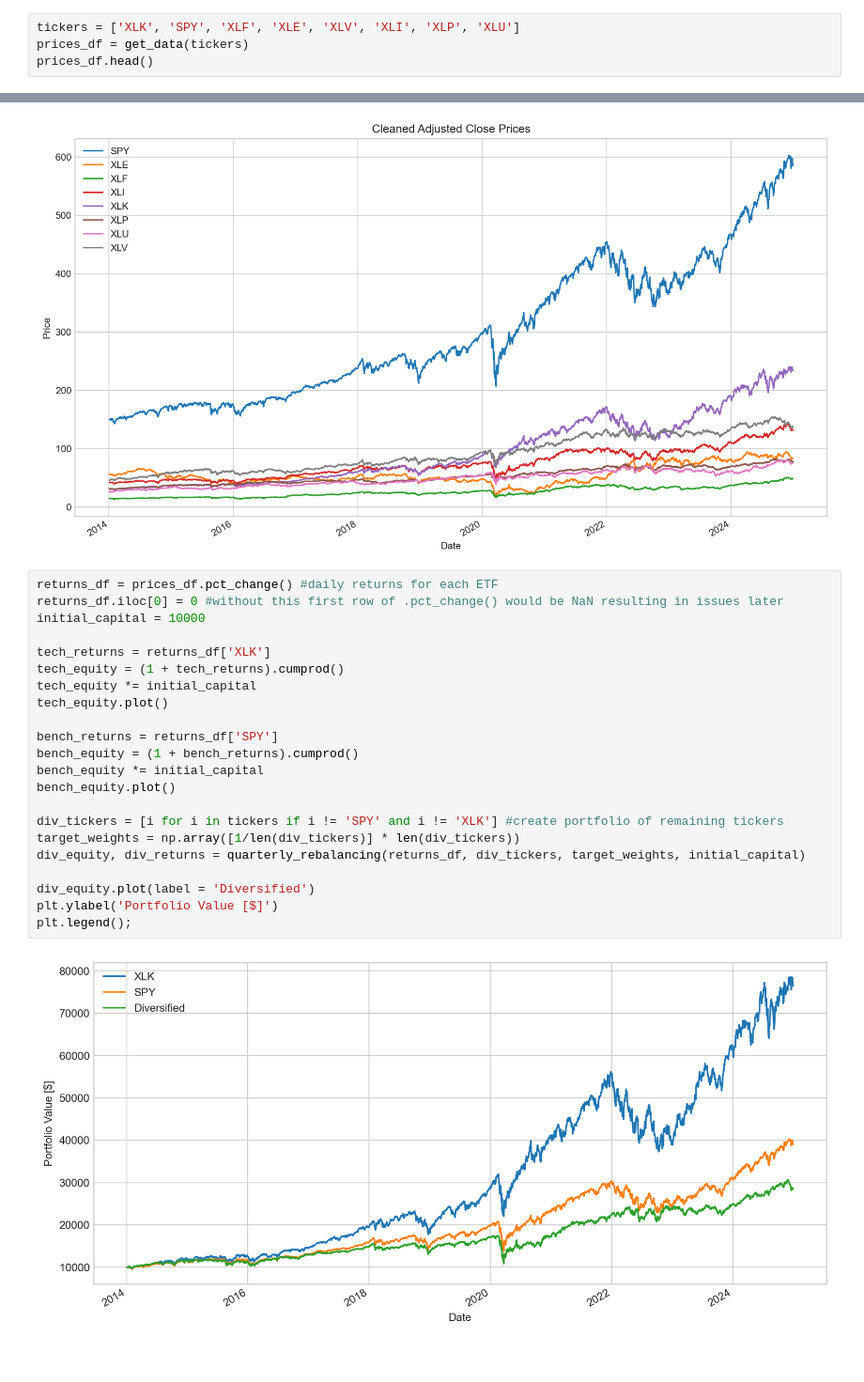
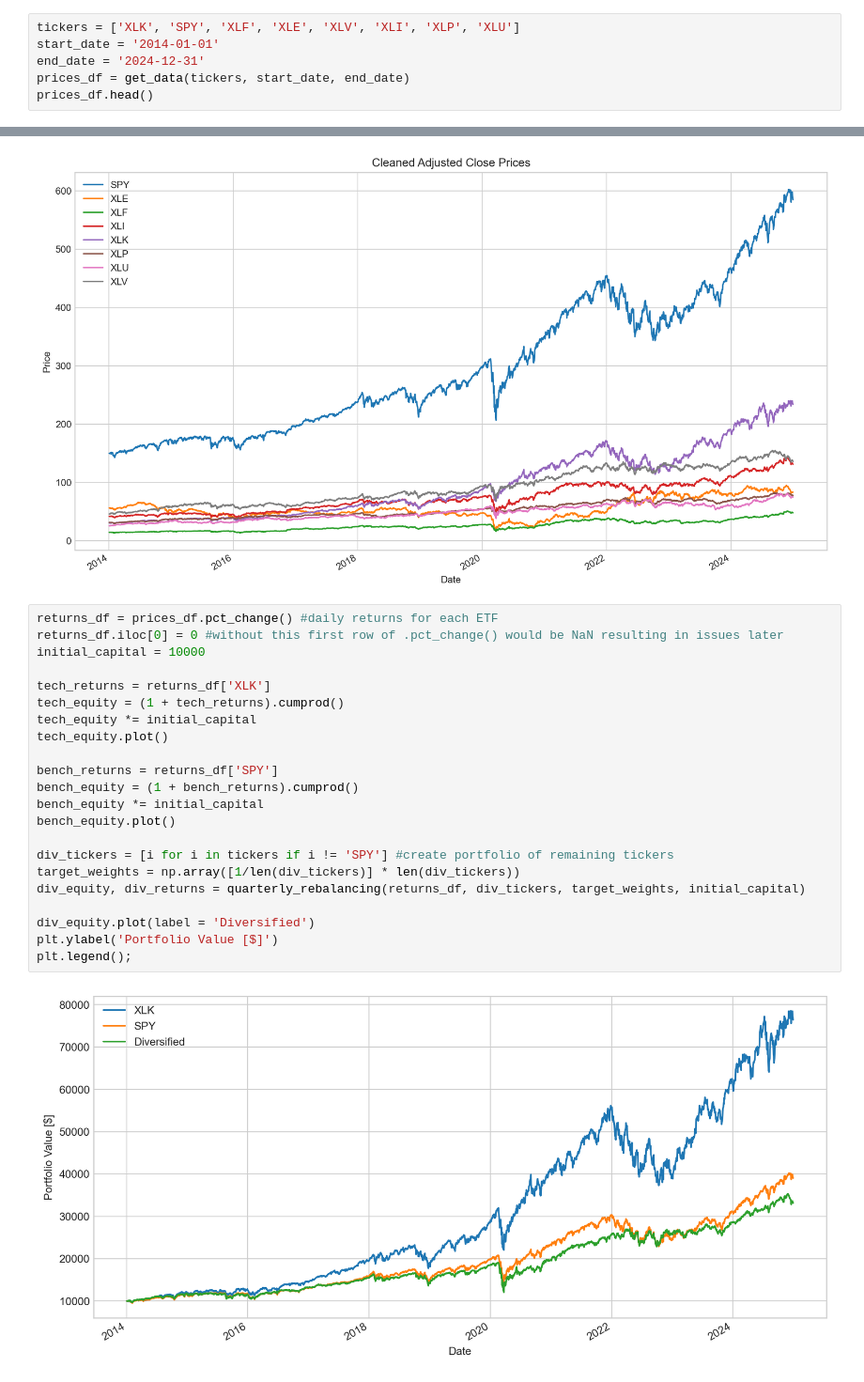
Before and after one commit to OttimoR/diversified-vs-tech-ETFs-portfolios-analysis, a Jupyter notebook: portfolio_analysis.ipynb, the cells around one changed output, grey strips where cells are left out. Shown at 94% size. Saved outputs shown, nothing was run; the diff lists cells and outputs as text.

```diff
--- a/portfolio_analysis.ipynb
+++ b/portfolio_analysis.ipynb
@@ -25,7 +25,9 @@ plt.rcParams['figure.figsize'] = (12, 6)
 %config InlineBackend.figure_format = 'retina'
 # %%
 tickers = ['XLK', 'SPY', 'XLF', 'XLE', 'XLV', 'XLI', 'XLP', 'XLU']
-prices_df = get_data(tickers)
+start_date = '2014-01-01'
+end_date = '2024-12-31'
+prices_df = get_data(tickers, start_date, end_date)
 prices_df.head()
 # %% [output]
 Loading data from local file...
@@ -45,27 +47,27 @@ plt.ylabel('Price');
 # %%
 returns_df = prices_df.pct_change() #daily returns for each ETF
 returns_df.iloc[0] = 0 #without this first row of .pct_change() would be NaN resulting in issues later
 initial_capital = 10000
 
 tech_returns = returns_df['XLK']
 tech_equity = (1 + tech_returns).cumprod()
 tech_equity *= initial_capital
 tech_equity.plot()
 
 bench_returns = returns_df['SPY']
 bench_equity = (1 + bench_returns).cumprod()
 bench_equity *= initial_capital
 bench_equity.plot()
 
-div_tickers = [i for i in tickers if i != 'SPY' and i != 'XLK'] #create portfolio of remaining tickers
+div_tickers = [i for i in tickers if i != 'SPY'] #create portfolio of remaining tickers
 target_weights = np.array([1/len(div_tickers)] * len(div_tickers))
 div_equity, div_returns = quarterly_rebalancing(returns_df, div_tickers, target_weights, initial_capital)
 
 div_equity.plot(label = 'Diversified')
 plt.ylabel('Portfolio Value [$]')
 plt.legend();
 # %% [output]
-[figure, old version]
+[figure, new version]
 # %%
 #Compound Annual Growth Rates calculations:
 tech_cagr_pct = (tech_equity.iloc[-1]/initial_capital)**(1/10) - 1
```
Also changed, not shown: parts of 17 cells of this notebook, 1 other file.
